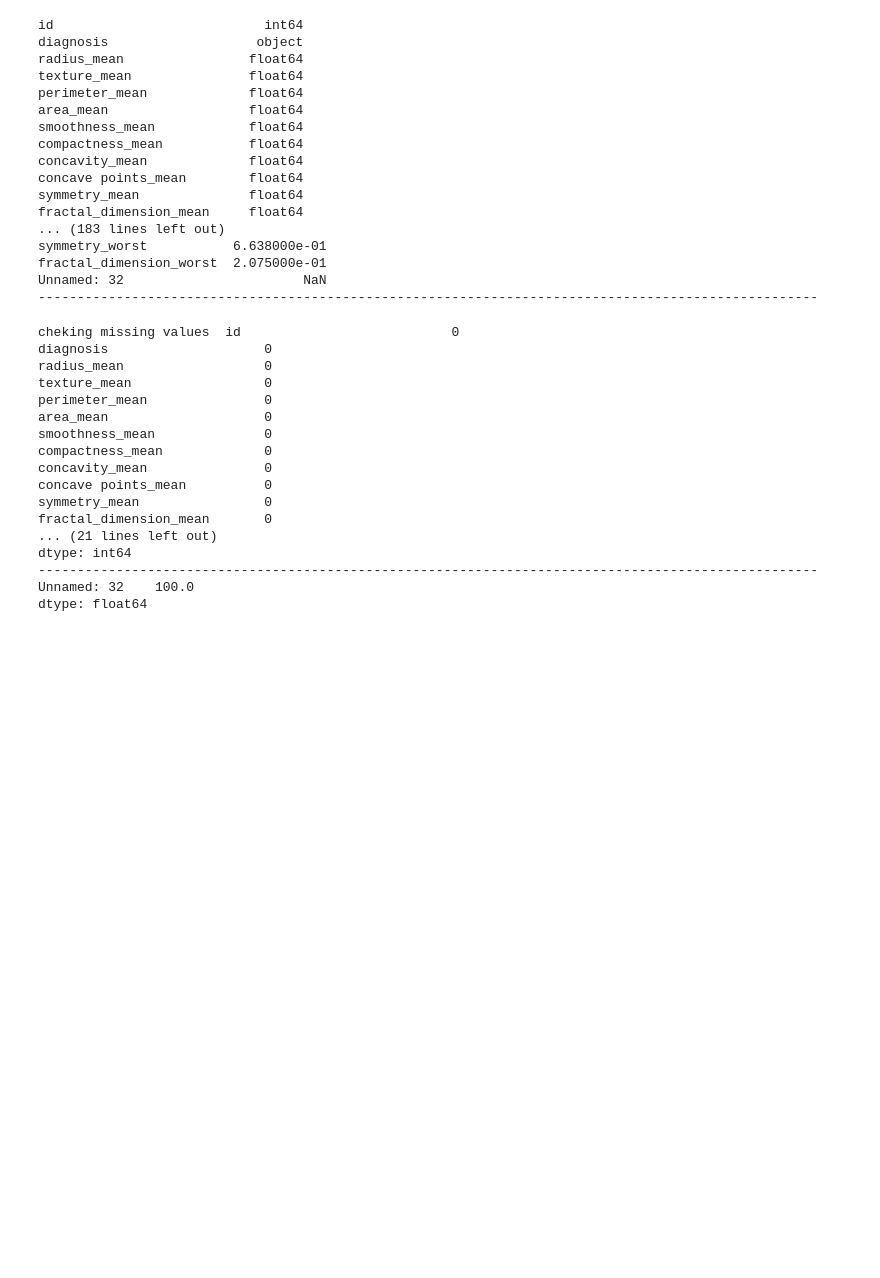
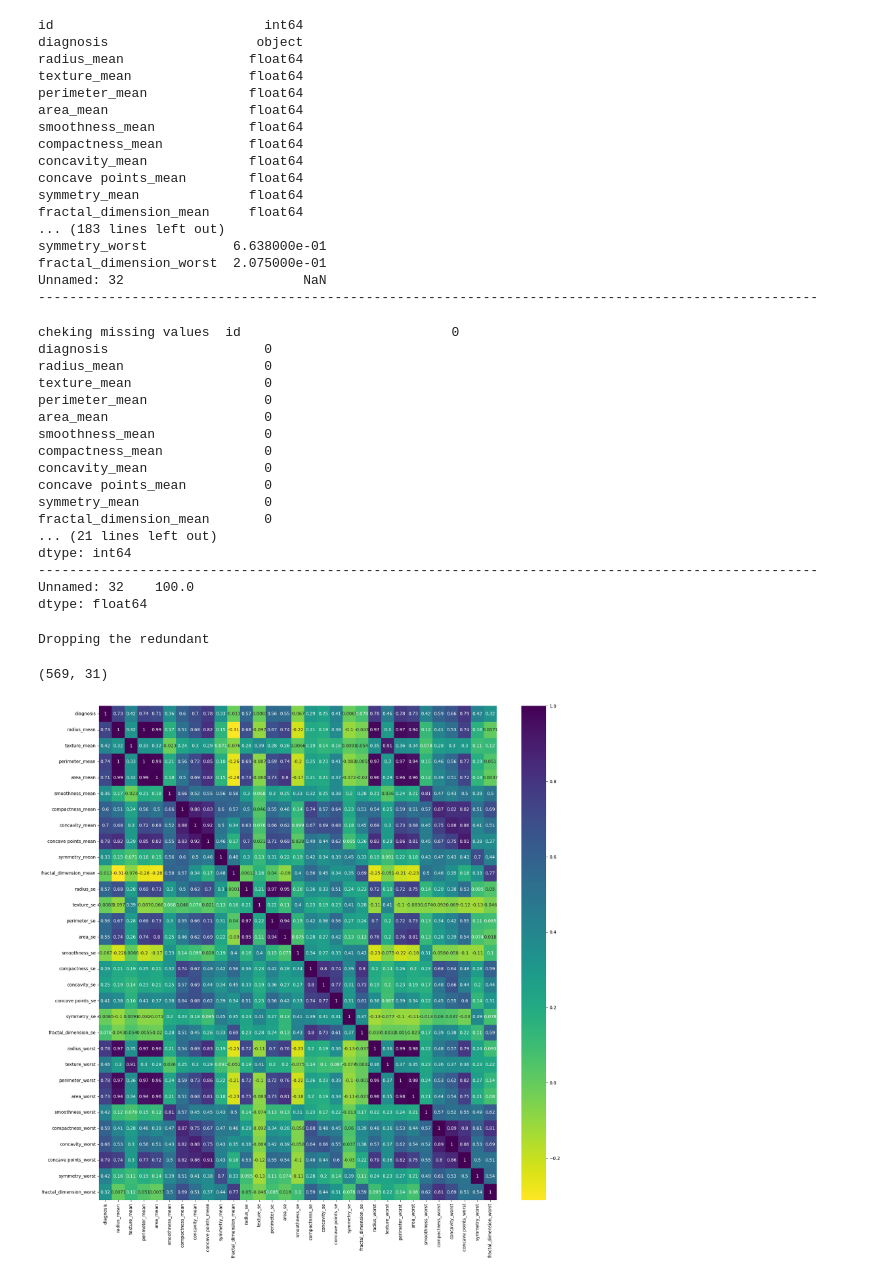
Before and after one commit to abhishekankushe/Decision-Tree-foundation, a Jupyter notebook: breast_cancer_.ipynb, the cells around one changed output. Cells and saved outputs as stored; diff of their text form; code cells hidden in the pictures; blank space fills up the shorter version.

```diff
--- a/breast_cancer_.ipynb
+++ b/breast_cancer_.ipynb
@@ -111,3 +113,12 @@ dtype: int64
 ----------------------------------------------------------------------------------------------------
 Unnamed: 32    100.0
 dtype: float64
+# %%
+print("Dropping the redundant\n ")
+
+df.drop(columns = ['id','Unnamed: 32'] , axis = 1, inplace=True)
+
+df.shape
+# %% [output]
+Dropping the redundant
+(569, 31)
@@ -113,0 +177,30 @@ dtype: float64
+# %%
+# diagnosis : M or B :categorical
+
+# encode : 1 or 0 :categorical
+
+df['diagnosis'] = (df['diagnosis'] == 'M').astype(int)
+
+# this line converts the categorical feature into numerical
+
+
+
+ # setting M = 1  then B = 0
+
+
+
+# take the correlation
+
+corr = df.corr()
+
+plt.figure(figsize = (20,20))
+
+# heatmap
+
+sns.heatmap(corr , cmap='viridis_r' , annot=True)
+
+plt.show()
+
+# correlation : -1 to 1
+# %% [output]
+[figure, added]
```
Also changed, not shown: parts of 6 cells of this notebook, 1 other file.
